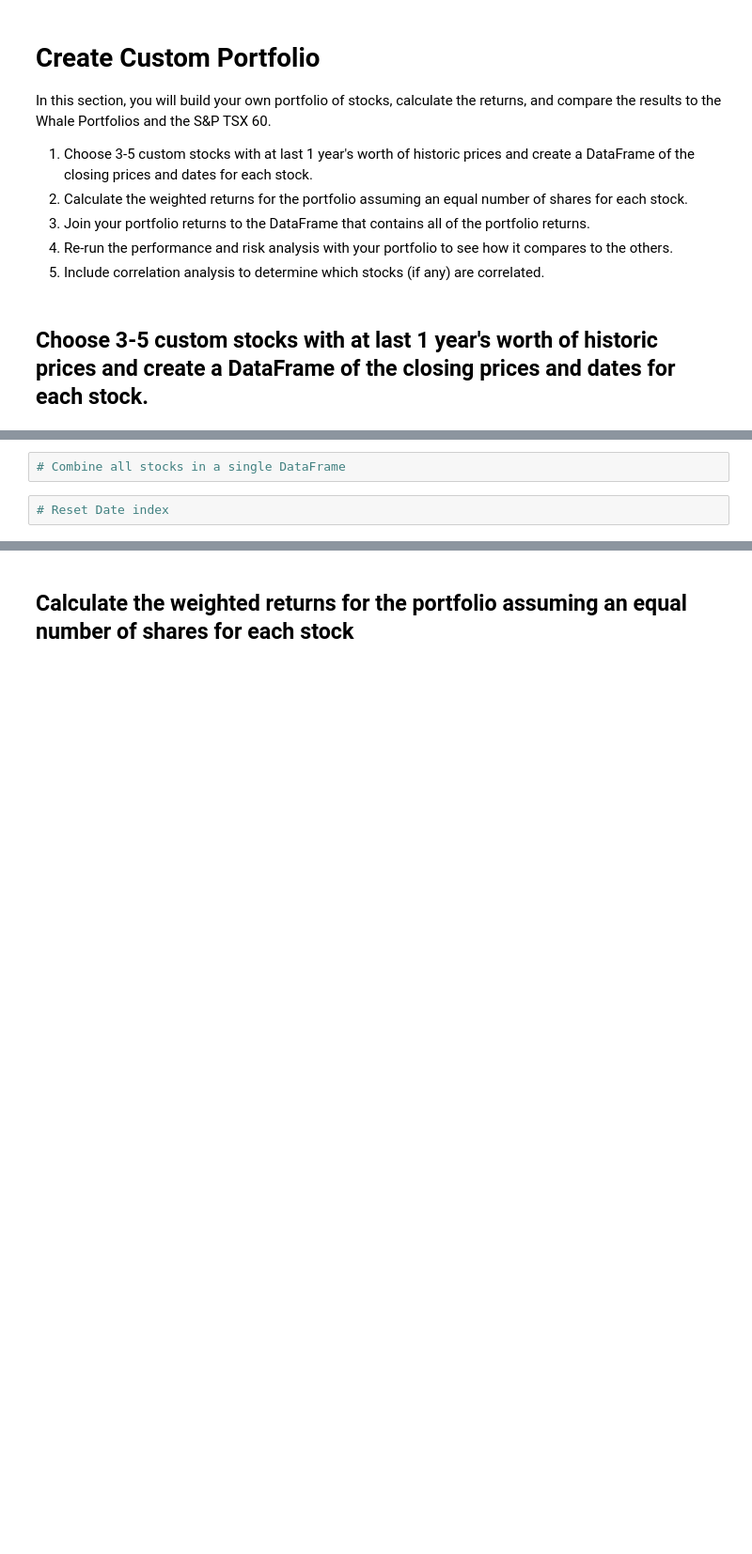
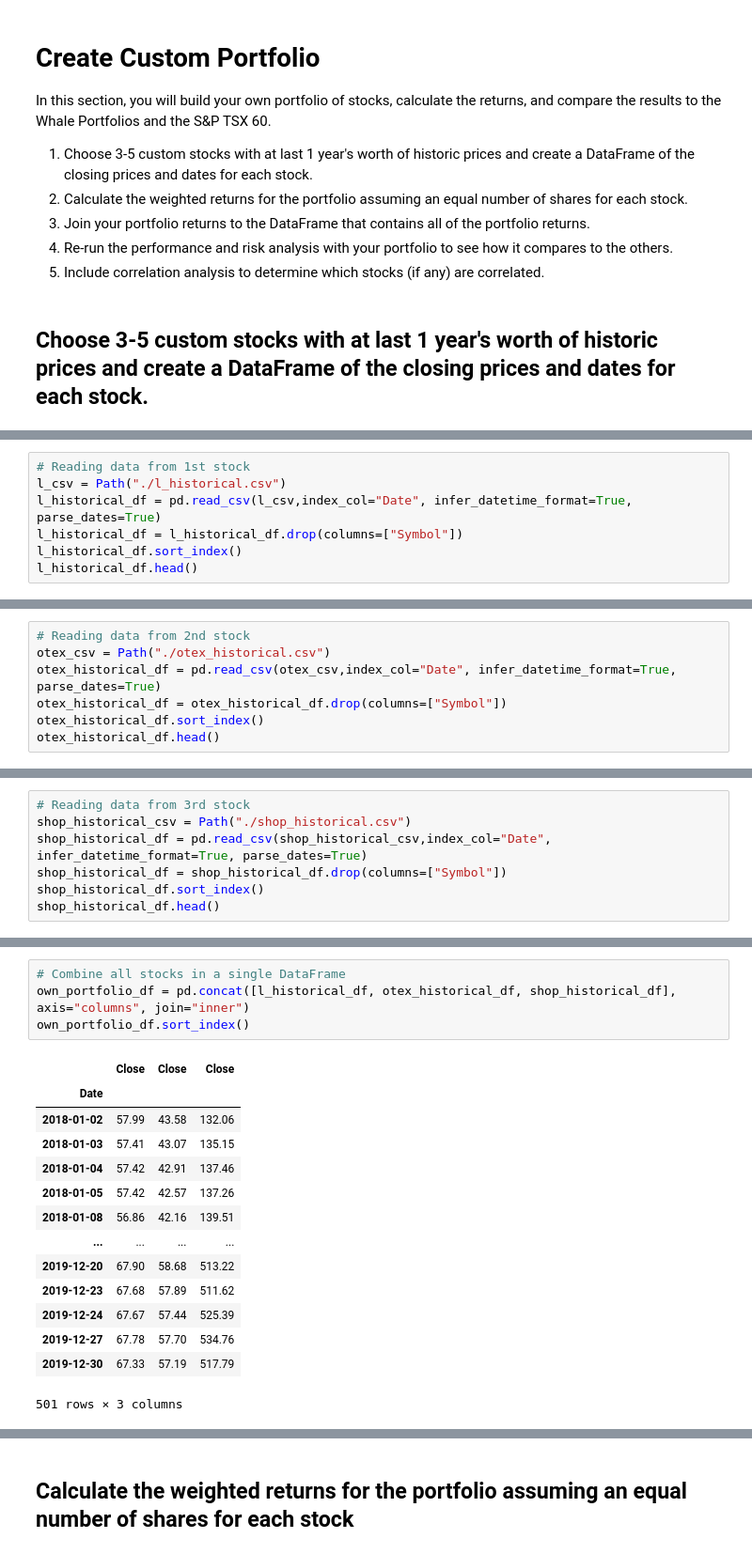
Before and after one commit to Rahdy52/Homework-3, a Jupyter notebook: whale_analysis.ipynb, the cells around one changed output, grey strips where cells are left out. Shown at 94% size. Saved outputs shown, nothing was run; the diff lists cells and outputs as text; blank space fills up the shorter version.

```diff
--- a/whale_analysis.ipynb
+++ b/whale_analysis.ipynb
@@ -452,0 +447,7 @@ In this section, you will build your own portfolio of stocks, calculate the retu
+# %%
+# Reading data from 1st stock
+l_csv = Path("./l_historical.csv")
+l_historical_df = pd.read_csv(l_csv,index_col="Date", infer_datetime_format=True, parse_dates=True)
+l_historical_df = l_historical_df.drop(columns=["Symbol"])
+l_historical_df.sort_index()
+l_historical_df.head()
@@ -452,0 +462,7 @@ In this section, you will build your own portfolio of stocks, calculate the retu
+# %%
+# Reading data from 2nd stock
+otex_csv = Path("./otex_historical.csv")
+otex_historical_df = pd.read_csv(otex_csv,index_col="Date", infer_datetime_format=True, parse_dates=True)
+otex_historical_df = otex_historical_df.drop(columns=["Symbol"])
+otex_historical_df.sort_index()
+otex_historical_df.head()
@@ -452,0 +477,7 @@ In this section, you will build your own portfolio of stocks, calculate the retu
+# %%
+# Reading data from 3rd stock
+shop_historical_csv = Path("./shop_historical.csv")
+shop_historical_df = pd.read_csv(shop_historical_csv,index_col="Date", infer_datetime_format=True, parse_dates=True)
+shop_historical_df = shop_historical_df.drop(columns=["Symbol"])
+shop_historical_df.sort_index()
+shop_historical_df.head()
@@ -453,6 +492,21 @@ In this section, you will build your own portfolio of stocks, calculate the retu
 # %%
 # Combine all stocks in a single DataFrame
+own_portfolio_df = pd.concat([l_historical_df, otex_historical_df, shop_historical_df], axis="columns", join="inner")
+own_portfolio_df.sort_index()
+# %% [output]
+|  | Close | Close | Close |
+| Date |  |  |  |
+| 2018-01-02 | 57.99 | 43.58 | 132.06 |
+| 2018-01-03 | 57.41 | 43.07 | 135.15 |
+| 2018-01-04 | 57.42 | 42.91 | 137.46 |
+| 2018-01-05 | 57.42 | 42.57 | 137.26 |
+| 2018-01-08 | 56.86 | 42.16 | 139.51 |
+| ... | ... | ... | ... |
+| 2019-12-20 | 67.90 | 58.68 | 513.22 |
+| 2019-12-23 | 67.68 | 57.89 | 511.62 |
+| 2019-12-24 | 67.67 | 57.44 | 525.39 |
+| 2019-12-27 | 67.78 | 57.70 | 534.76 |
+| 2019-12-30 | 67.33 | 57.19 | 517.79 |
+501 rows × 3 columns
-# %%
-# Reset Date index
 # %%
 # Reorganize portfolio data by having a column per symbol
```
Also changed, not shown: parts of 12 cells of this notebook.
